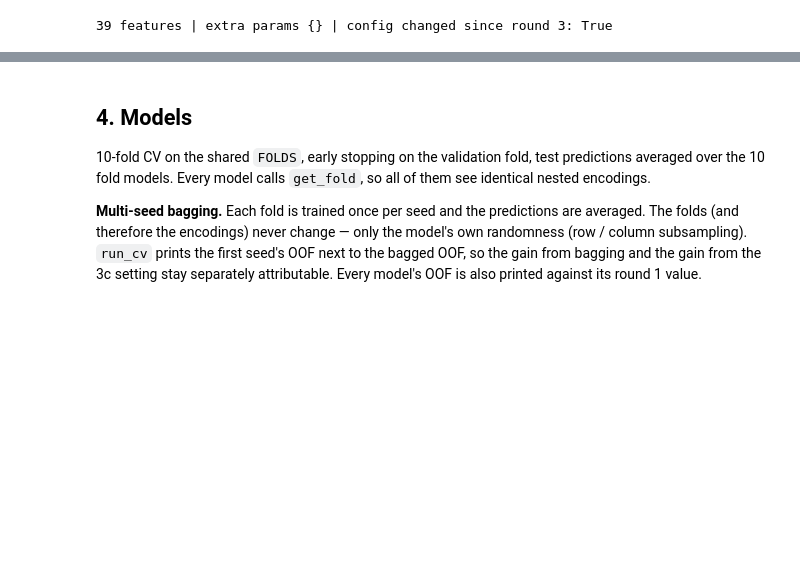
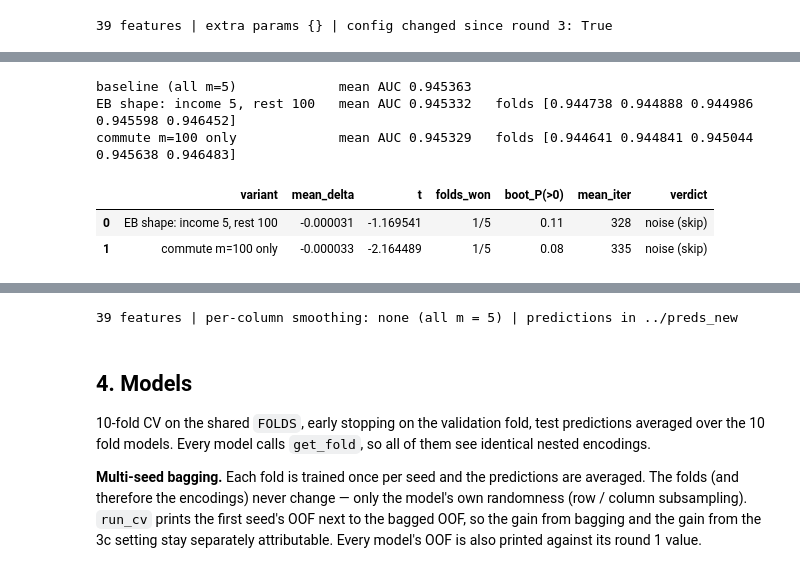
Before and after one commit to kagankorall/My-Kaggle-Works, a Jupyter notebook: Playground Series - Predicting Electric Vehicle Purchases/notebook/ev_purchase_prediction.ipynb, the cells around one changed output, grey strips where cells are left out. Saved outputs shown, nothing was run; the diff lists cells and outputs as text; code cells hidden in the pictures; blank space fills up the shorter version.

```diff
--- a/Playground Series - Predicting Electric Vehicle Purchases/notebook/ev_purchase_prediction.ipynb
+++ b/Playground Series - Predicting Electric Vehicle Purchases/notebook/ev_purchase_prediction.ipynb
@@ -1504,0 +1538,39 @@ print(f'{len(FEATURES)} features | extra params {R7_PARAMS} | config changed sin
+# %%
+%%time
+# --- 3f-2. Round 9 ablation: per-column smoothing ----------------------------------------------
+# Baseline = the submitted round 8 set (every TE column at m = 5), TUNED capacity, lr 0.08, ABL_FOLDS.
+RUN_R9_ABLATION = True
+
+assert ADOPT_R7_TE == 5, 'round 9 compares against the round 8 encoding (m = 5)'
+FEATURES_R8 = cols_of(_groups)          # the round 8 feature list, as built in 3e-4
+
+R9_MAPS = {
+    'EB shape: income 5, rest 100': {c: (5 if c == 'Annual_Income_USD' else 100) for c in TE_SRC},
+    'commute m=100 only': {c: (100 if c == 'Daily_Commute_km' else 5) for c in TE_SRC},
+}
+
+
+def te_cols_with(m_by_col):
+    """The round 8 feature list with each TE column switched to the smoothing given for its column."""
+    cols = list(FEATURES_R8)
+    for c, m in m_by_col.items():
+        cols = [f'{c}__m{m}_te' if col == f'{c}__m5_te' else col for col in cols]
+    return cols
+
+
+if RUN_R9_ABLATION:
+    r9 = {'baseline': run_params(TUNED, FEATURES_R8)}
+    print(f'{"baseline (all m=5)":<30} mean AUC {r9["baseline"][1].mean():.6f}')
+    for name, mp in R9_MAPS.items():
+        r9[name] = run_params(TUNED, te_cols_with(mp))
+        print(f'{name:<30} mean AUC {r9[name][1].mean():.6f}   folds {np.round(r9[name][1], 6)}')
+    display(paired_table(r9).round(6))
+else:
+    print('round 9 ablation skipped')
+# %% [output]
+baseline (all m=5)             mean AUC 0.945363
+EB shape: income 5, rest 100   mean AUC 0.945332   folds [0.944738 0.944888 0.944986 0.945598 0.946452]
+commute m=100 only             mean AUC 0.945329   folds [0.944641 0.944841 0.945044 0.945638 0.946483]
+|  | variant | mean_delta | t | folds_won | boot_P(>0) | mean_iter | verdict |
+| 0 | EB shape: income 5, rest 100 | -0.000031 | -1.169541 | 1/5 | 0.11 | 328 | noise (skip) |
+| 1 | commute m=100 only | -0.000033 | -2.164489 | 1/5 | 0.08 | 335 | noise (skip) |
@@ -1505,3 +1579,20 @@ print(f'{len(FEATURES)} features | extra params {R7_PARAMS} | config changed sin
+# %%
+# --- 3f-3. Round 9 adoption. Set from the table above, not before. ---
+ADOPT_R9 = None                   # a key of R9_MAPS whose verdict is ADOPT, e.g. 'commute m=100 only'
+
+FEATURES = te_cols_with(R9_MAPS[ADOPT_R9]) if ADOPT_R9 else cols_of(_groups)
+CAT_IDX = [FEATURES.index(c) for c in CAT_COLS if c in FEATURES]
+
+# Saved model predictions are kept per configuration, so section 4 can always reuse what matches.
+if ADOPT_R9:
+    PRED_DIR = '../preds_r9'      # round 9 configuration: everything is trained fresh
+elif CONFIG_CHANGED:
+    PRED_DIR = '../preds_new'     # round 8 configuration (TE m = 5)
+else:
+    PRED_DIR = '../preds'         # round 3 configuration (TE m = 20)
+print(f'{len(FEATURES)} features | per-column smoothing: {ADOPT_R9 or "none (all m = 5)"} | predictions in {PRED_DIR}')
+# %% [output]
+39 features | per-column smoothing: none (all m = 5) | predictions in ../preds_new
 # %% [markdown]
 ## 4. Models
 
```
Also changed, not shown: parts of 23 cells of this notebook, 26 other files.
